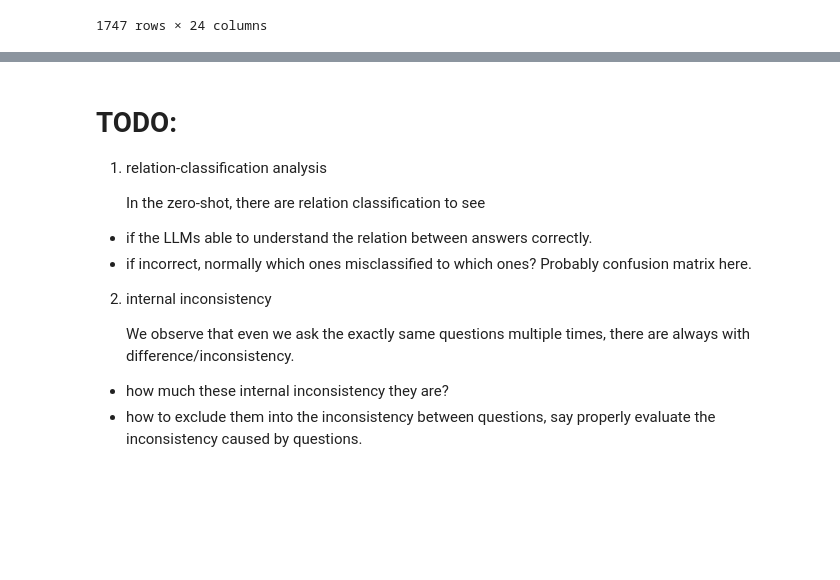
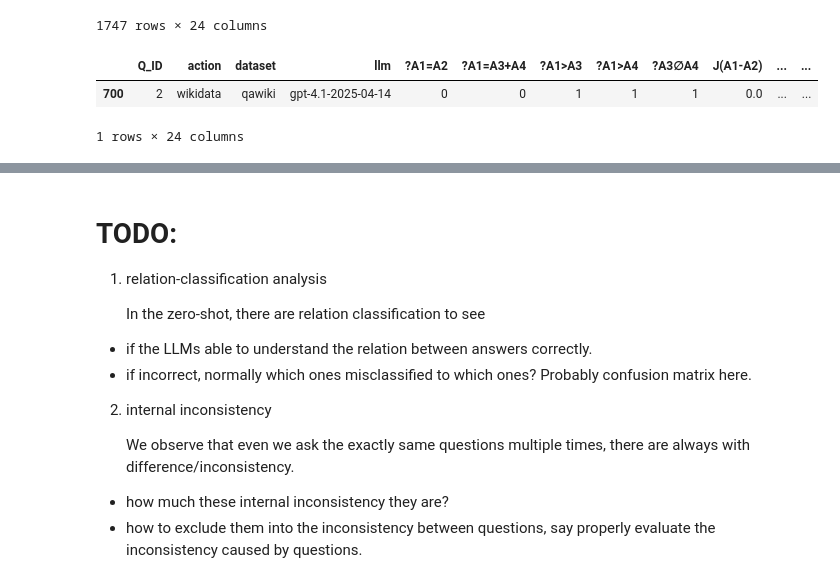
Before and after one commit to GabrieleT0/Answer-Set-Consistency-of-LLMs-For-QA, a Jupyter notebook: src/answer_analysis.ipynb, the cells around one changed output, grey strips where cells are left out. Drawn from its saved outputs; the diff is of its cells as text; code cells hidden in the pictures; blank space fills up the shorter version.

```diff
--- a/src/answer_analysis.ipynb
+++ b/src/answer_analysis.ipynb
@@ -727,6 +759,12 @@ Index(['Q_ID', 'action', 'dataset', 'llm', '?A1=A2', '?A1=A3+A4', '?A1>A3',
 | 1745 | 99 | zero-shot | spinach | gpt-4.1-2025-04-14 | 1 | 1 | 1 | 1 | 1 | 1.0000 | ... | ... |
 | 1746 | 99 | zero-shot | synthetic | gpt-4.1-2025-04-14 | 1 | 1 | 1 | 1 | 0 | 1.0000 | ... | ... |
 1747 rows × 24 columns
+# %%
+df_analysis[(df_analysis["dataset"]=="qawiki") & (df_analysis["action"]=="wikidata")][df_analysis["Q_ID"]=="2"]
+# %% [output]
+|  | Q_ID | action | dataset | llm | ?A1=A2 | ?A1=A3+A4 | ?A1>A3 | ?A1>A4 | ?A3∅A4 | J(A1-A2) | ... | ... |
+| 700 | 2 | wikidata | qawiki | gpt-4.1-2025-04-14 | 0 | 0 | 1 | 1 | 1 | 0.0 | ... | ... |
+1 rows × 24 columns
 # %%
 df_summary = summary(df_analysis)
 df_summary
```
Also changed, not shown: parts of 11 cells of this notebook, 23 other files.
